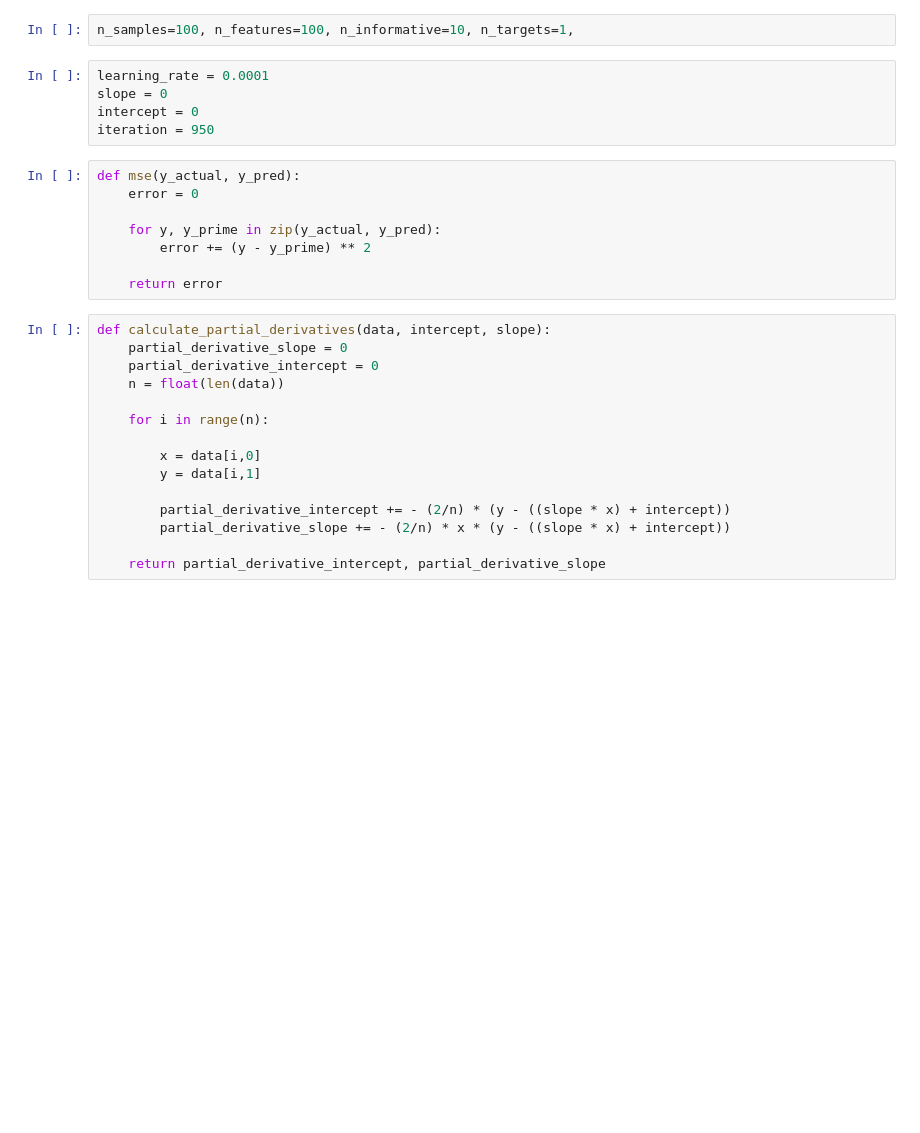
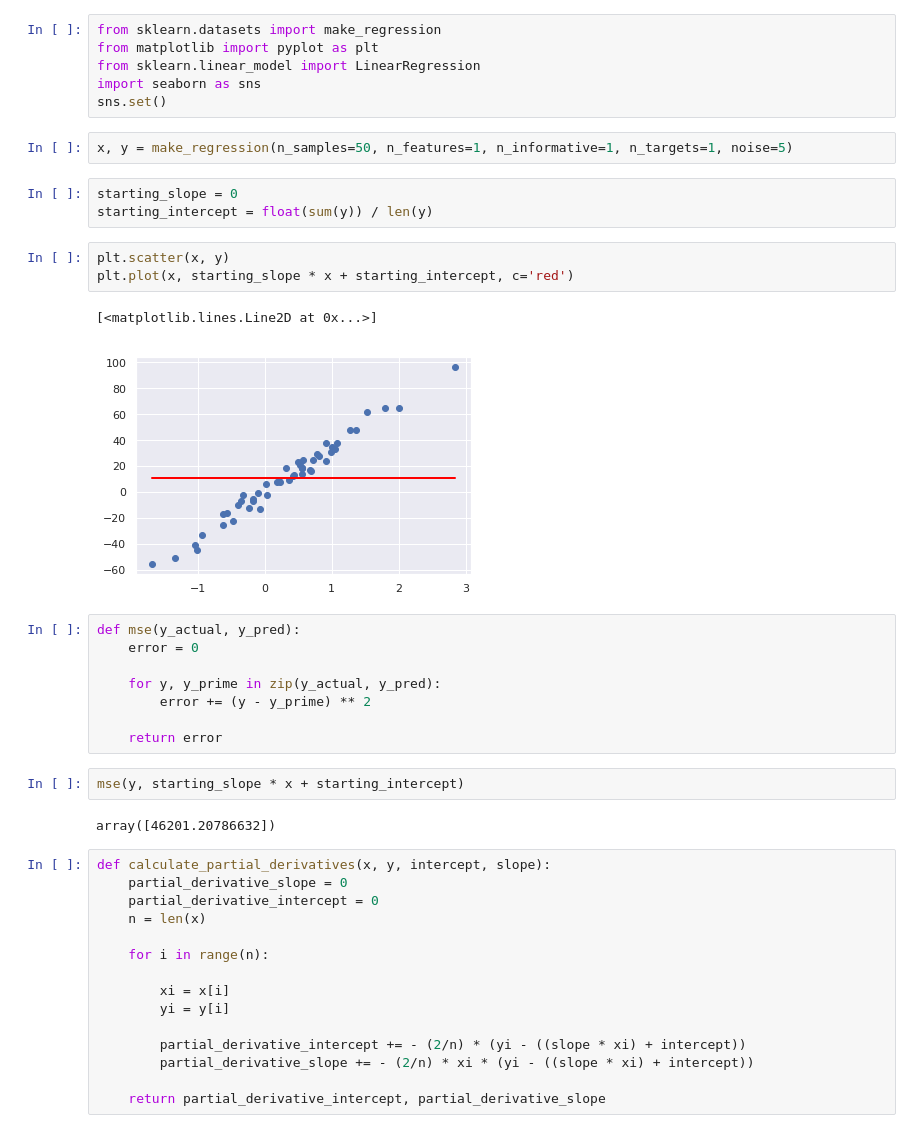
Before and after one commit to sethips/linear-regression-python, a Jupyter notebook: gradient-descent.ipynb, the cells around one changed output. Drawn from its saved outputs; the diff is of its cells as text; blank space fills up the shorter version.

```diff
--- a/gradient-descent.ipynb
+++ b/gradient-descent.ipynb
@@ -24,10 +1,20 @@ TypeError: __call__() got an unexpected keyword argument 'warn_on_impl'
-# %%
-n_samples=100, n_features=100, n_informative=10, n_targets=1,
-# %%
-learning_rate = 0.0001
-slope = 0
-intercept = 0
-iteration = 950
+# %%
+from sklearn.datasets import make_regression
+from matplotlib import pyplot as plt
+from sklearn.linear_model import LinearRegression
+import seaborn as sns
+sns.set()
+# %%
+x, y = make_regression(n_samples=50, n_features=1, n_informative=1, n_targets=1, noise=5)
+# %%
+starting_slope = 0
+starting_intercept = float(sum(y)) / len(y)
+# %%
+plt.scatter(x, y)
+plt.plot(x, starting_slope * x + starting_intercept, c='red')
+# %% [output]
+[<matplotlib.lines.Line2D at 0x...>]
+[figure, added]
 # %%
 def mse(y_actual, y_pred):
     error = 0
@@ -36,19 +23,23 @@ def mse(y_actual, y_pred):
         error += (y - y_prime) ** 2
 
     return error
+# %%
+mse(y, starting_slope * x + starting_intercept)
+# %% [output]
+array([46201.20786632])
 # %%
-def calculate_partial_derivatives(data, intercept, slope):
+def calculate_partial_derivatives(x, y, intercept, slope):
     partial_derivative_slope = 0
     partial_derivative_intercept = 0
-    n = float(len(data))
+    n = len(x)
 
     for i in range(n):
 
-        x = data[i,0]
-        y = data[i,1]
+        xi = x[i]
+        yi = y[i]
 
-        partial_derivative_intercept += - (2/n) * (y - ((slope * x) + intercept))
-        partial_derivative_slope += - (2/n) * x * (y - ((slope * x) + intercept))
+        partial_derivative_intercept += - (2/n) * (yi - ((slope * xi) + intercept))
+        partial_derivative_slope += - (2/n) * xi * (yi - ((slope * xi) + intercept))
 
     return partial_derivative_intercept, partial_derivative_slope
 # %%
```
Also changed, not shown: parts of 12 cells of this notebook, 2 other files.
